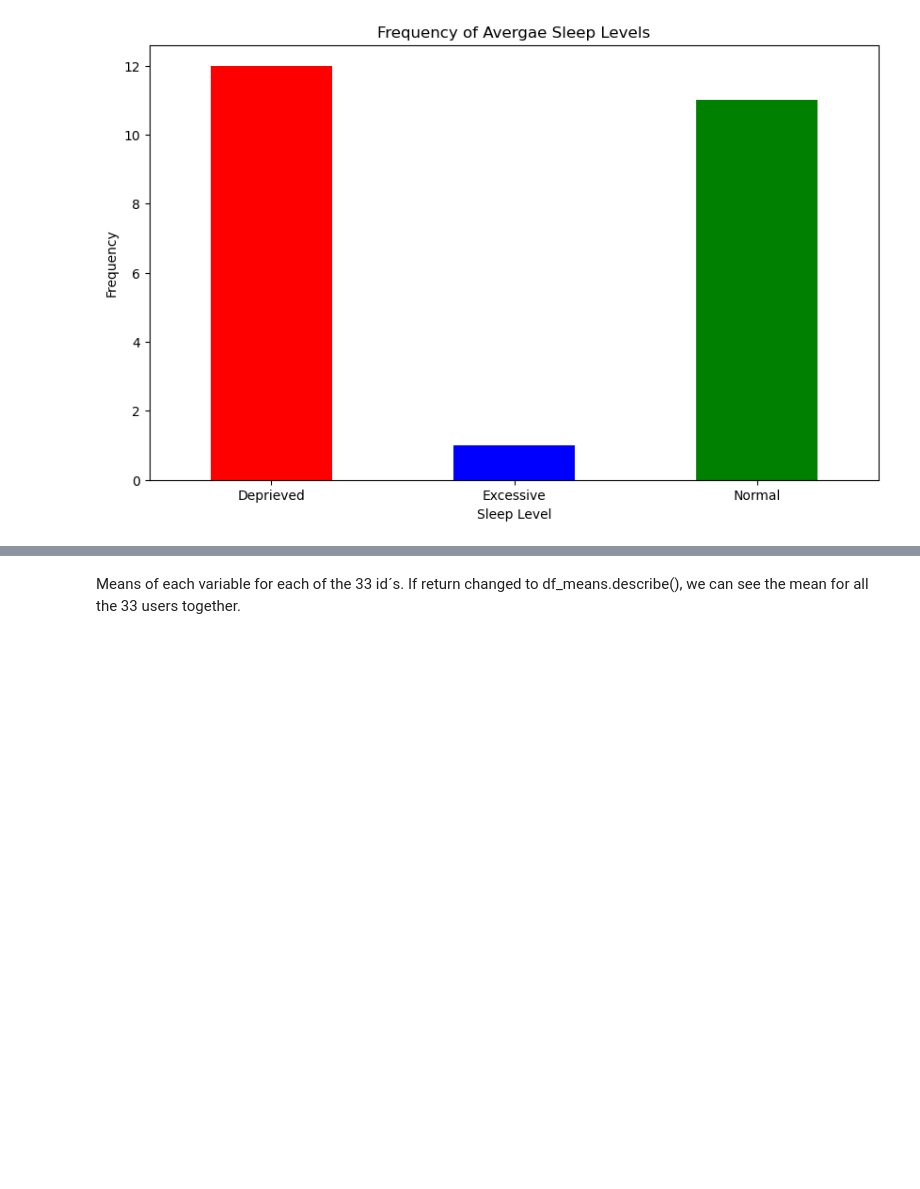
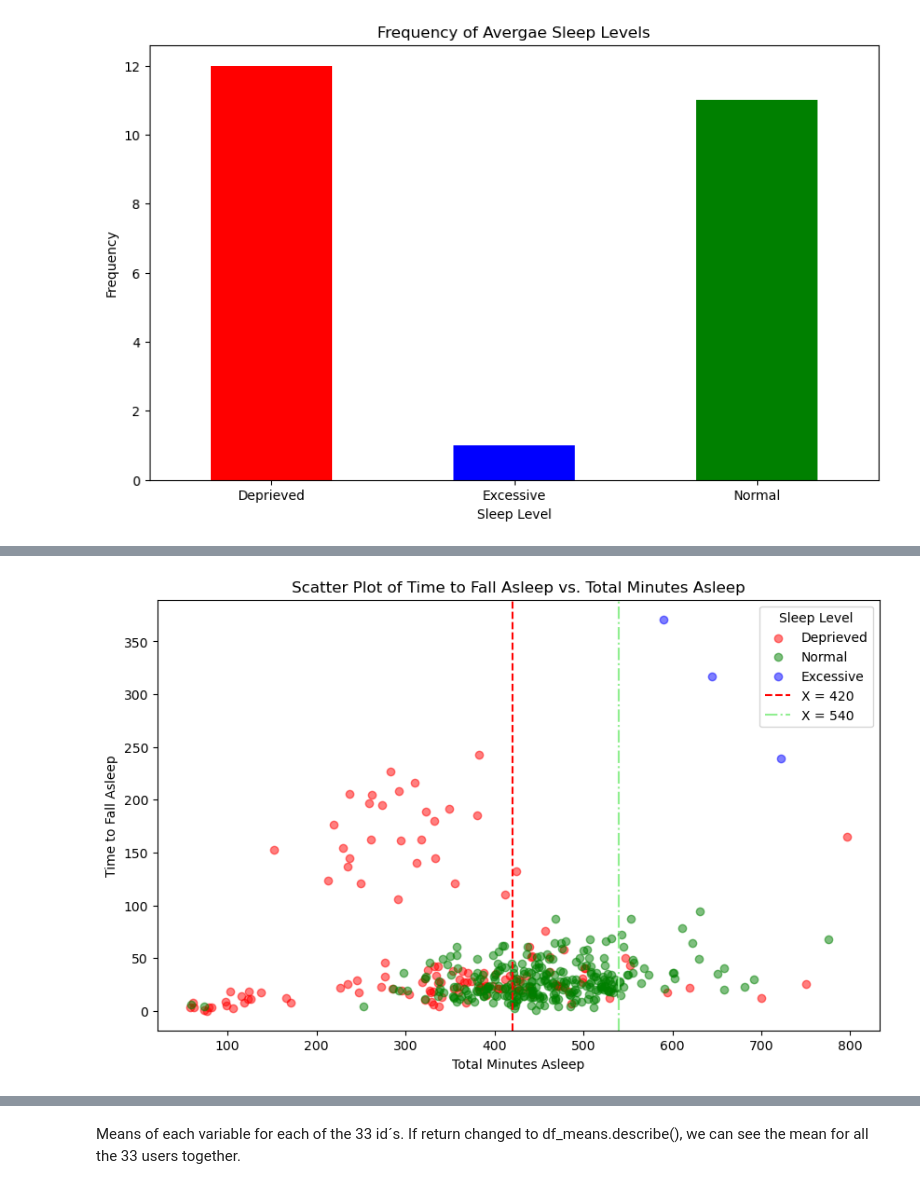
Before and after one commit to Hebbo23/Project-Big-Data---Group-22, a Jupyter notebook: final project code.ipynb, the cells around one changed output, grey strips where cells are left out. Drawn from its saved outputs; the diff is of its cells as text; code cells hidden in the pictures; blank space fills up the shorter version.

```diff
--- a/final project code.ipynb
+++ b/final project code.ipynb
@@ -749,0 +689,20 @@ plt.show()
+# %%
+#time to fall asleep vs time slept
+colors = {'Deprieved': 'red', 'Normal': 'green', 'Excessive': 'blue'}
+plt.figure(figsize=(10, 6))
+
+for sleep_level in values_sleep:
+    subset = sleepday[sleepday['Sleep_Level'] == sleep_level]
+    plt.scatter(subset['TotalMinutesAsleep'], subset['TimeToFallAsleep'],
+                c=colors[sleep_level], label=sleep_level, alpha=0.5)
+
+plt.axvline(x=420, color='red', linestyle='--', label='X = 420')
+plt.axvline(x=540, color='lightgreen', linestyle='-.', label='X = 540')
+
+plt.title('Scatter Plot of Time to Fall Asleep vs. Total Minutes Asleep')
+plt.xlabel('Total Minutes Asleep')
+plt.ylabel('Time to Fall Asleep')
+plt.legend(title='Sleep Level')
+plt.show()
+# %% [output]
+[figure, added]
```
Also changed, not shown: parts of 23 cells of this notebook.
